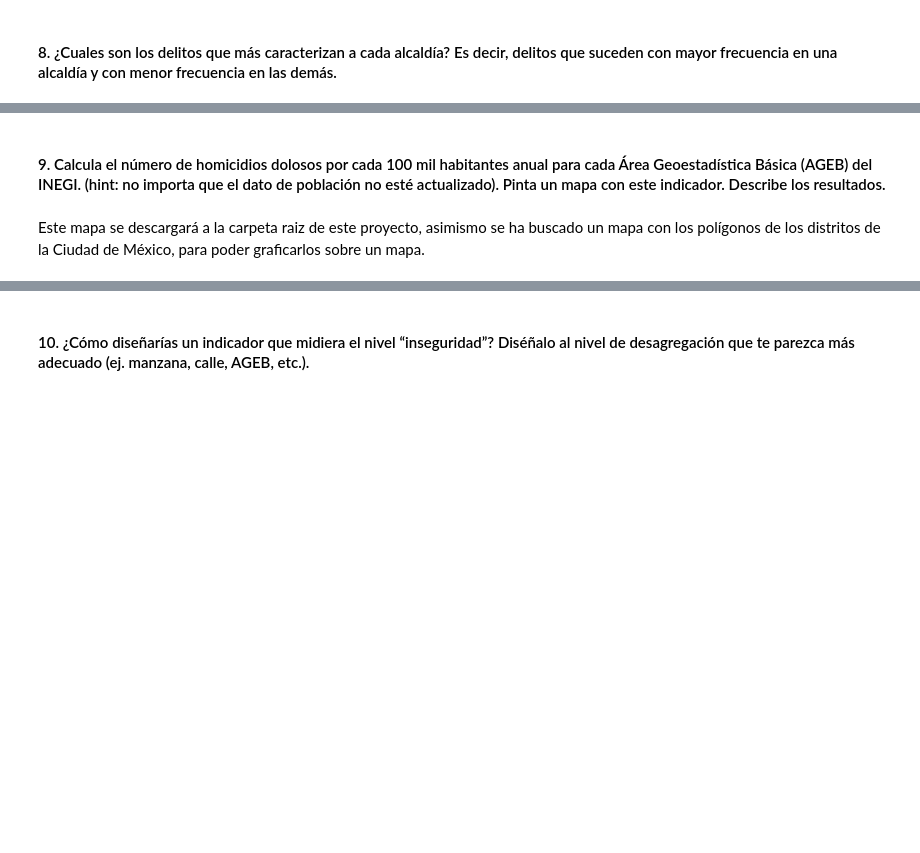
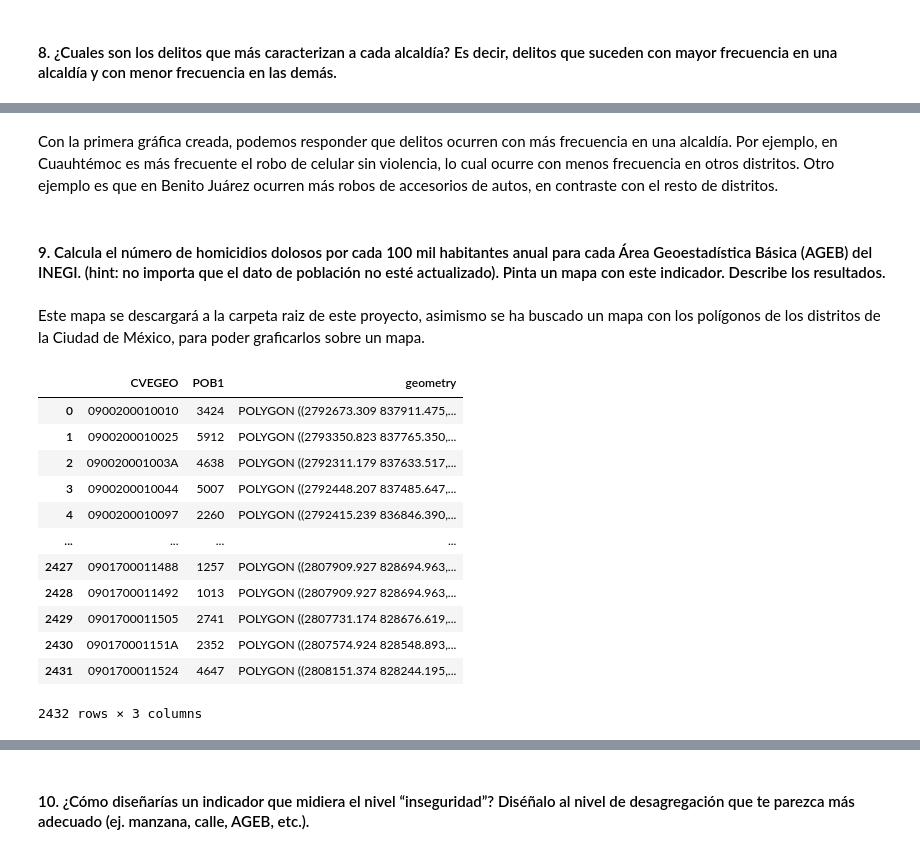
Before and after one commit to Javolet/Evaluacion_OPI, a Jupyter notebook: Seccion_A/Seccion_A_Notebook.ipynb, the cells around one changed output, grey strips where cells are left out. Cells and saved outputs as stored; diff of their text form; code cells hidden in the pictures; blank space fills up the shorter version.

```diff
--- a/Seccion_A/Seccion_A_Notebook.ipynb
+++ b/Seccion_A/Seccion_A_Notebook.ipynb
@@ -344,4 +343,25 @@ Con la primera gráfica creada, podemos responder que delitos ocurren con más f
+# %% [markdown]
+Con la primera gráfica creada, podemos responder que delitos ocurren con más frecuencia en una alcaldía. Por ejemplo, en Cuauhtémoc es más frecuente el robo de celular sin violencia, lo cual ocurre con menos frecuencia en otros distritos. Otro ejemplo es que en Benito Juárez ocurren más robos de accesorios de autos, en contraste con el resto de distritos.
 # %% [markdown]
 #### 9. Calcula el número de homicidios dolosos por cada 100 mil habitantes anual para cada Área Geoestadística Básica (AGEB) del INEGI. (hint: no importa que el dato de población no esté actualizado). Pinta un mapa con este indicador. Describe los resultados.
-# %% [markdown]
-Este mapa se descargará a la carpeta raiz de este proyecto, asimismo se ha buscado un mapa con los polígonos de los distritos de la Ciudad de México, para poder graficarlos sobre un mapa.
+# %% [markdown]
+Este mapa se descargará a la carpeta raiz de este proyecto, asimismo se ha buscado un mapa con los polígonos de los distritos de la Ciudad de México, para poder graficarlos sobre un mapa.
+# %%
+# Revisamos los datos del archivo shp y los guardamos en la variable polígonos
+poligonos = gp.read_file('ageb_urb.shp')[['CVEGEO', 'POB1', 'geometry']]
+# Demos un vistazo a este archivo
+poligonos
+# %% [output]
+|  | CVEGEO | POB1 | geometry |
+| 0 | 0900200010010 | 3424 | POLYGON ((2792673.309 837911.475,... |
+| 1 | 0900200010025 | 5912 | POLYGON ((2793350.823 837765.350,... |
+| 2 | 090020001003A | 4638 | POLYGON ((2792311.179 837633.517,... |
+| 3 | 0900200010044 | 5007 | POLYGON ((2792448.207 837485.647,... |
+| 4 | 0900200010097 | 2260 | POLYGON ((2792415.239 836846.390,... |
+| ... | ... | ... | ... |
+| 2427 | 0901700011488 | 1257 | POLYGON ((2807909.927 828694.963,... |
+| 2428 | 0901700011492 | 1013 | POLYGON ((2807909.927 828694.963,... |
+| 2429 | 0901700011505 | 2741 | POLYGON ((2807731.174 828676.619,... |
+| 2430 | 090170001151A | 2352 | POLYGON ((2807574.924 828548.893,... |
+| 2431 | 0901700011524 | 4647 | POLYGON ((2808151.374 828244.195,... |
+2432 rows × 3 columns
```
Also changed, not shown: parts of 19 cells of this notebook.
